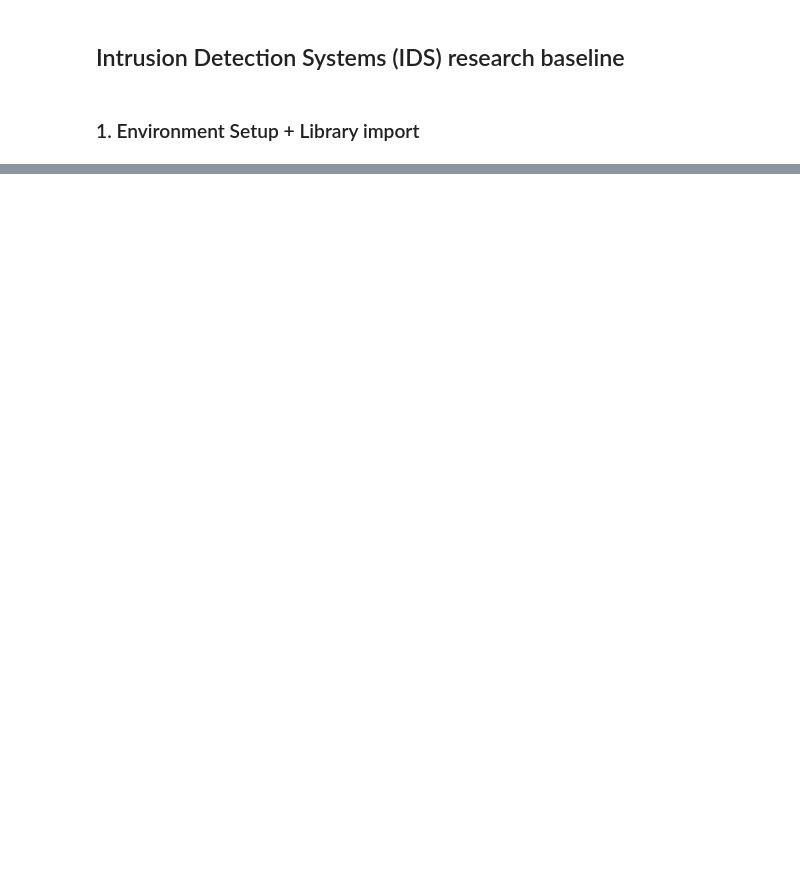
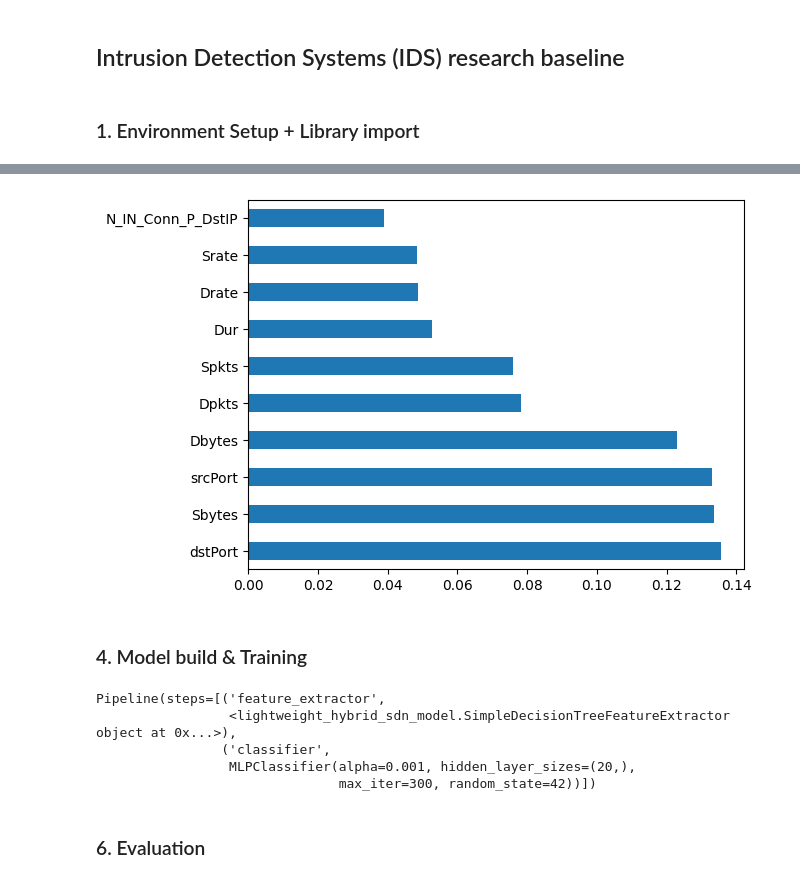
Before and after one commit to HarryTran2811/SDN_IoT_IDS, a Jupyter notebook: code/notebooks/baseline.ipynb, the cells around one changed output, grey strips where cells are left out. Drawn from its saved outputs; the diff is of its cells as text; code cells hidden in the pictures; blank space fills up the shorter version.

```diff
--- a/code/notebooks/baseline.ipynb
+++ b/code/notebooks/baseline.ipynb
@@ -4,0 +56,11 @@
+# %%
+'''
+Keep these types of features:
+
+1. Source/Destination Ports: Indicative of specific services.
+2. Duration, Packet Count, Byte Count: Useful for traffic behavior analysis.
+3. Protocol: Essential for distinguishing between TCP/UDP traffic.
+4. Attack and Category Labels: The target for model.
+'''
+
+df.drop(['srcMAC', 'dstMAC', 'srcIP', 'dstIP'], axis=1, inplace=True)
@@ -4,0 +78,5 @@
+# %%
+# Impute missing values for 'srcPort' and 'dstPort' using the most frequent value
+imputer = SimpleImputer(strategy='most_frequent')
+df[['srcPort', 'dstPort']] = imputer.fit_transform(df[['srcPort', 'dstPort']])
+df_imputed = df.copy()
@@ -5 +134,12 @@
+# %%
+# Classification type: 'binary' or 'multi-class'
+classification_type = 'binary'
+# Train-test split
+X = df_cleaned.drop(['Attack', 'Category'], axis=1)
+if classification_type == 'binary':
+    y = df_cleaned['Attack']
+else:
+    y = df_cleaned['Category']
+
+X_train, X_test, y_train, y_test = train_test_split(X, y, test_size=0.3, random_state=42)
 # %% [markdown]
@@ -20,0 +154,10 @@ ValueError: numpy.dtype size changed, may indicate binary incompatibility. Expec
+# %%
+# Feature importance using Random Forest
+rf = RandomForestClassifier(n_estimators=100, random_state=42)
+rf.fit(X_train, y_train)
+importances = rf.feature_importances_
+feat_importances = pd.Series(importances, index=X.columns)
+feat_importances.nlargest(10).plot(kind='barh')
+plt.show()
+# %% [output]
+[figure, added]
@@ -20,0 +174,11 @@ ValueError: numpy.dtype size changed, may indicate binary incompatibility. Expec
+# %% [markdown]
+### 4. Model build & Training
+# %%
+model = get_lightweight_hybrid_sdn_model(X_train_res, y_train_res, classification_type='binary')
+model.fit(X_train_res, y_train_res)
+# %% [output]
+Pipeline(steps=[('feature_extractor',
+                 <lightweight_hybrid_sdn_model.SimpleDecisionTreeFeatureExtractor object at 0x...>),
+                ('classifier',
+                 MLPClassifier(alpha=0.001, hidden_layer_sizes=(20,),
+                               max_iter=300, random_state=42))])
@@ -20,0 +196,2 @@ ValueError: numpy.dtype size changed, may indicate binary incompatibility. Expec
+# %% [markdown]
+### 6. Evaluation
```
Also changed, not shown: parts of 23 cells of this notebook, 3 other files.
